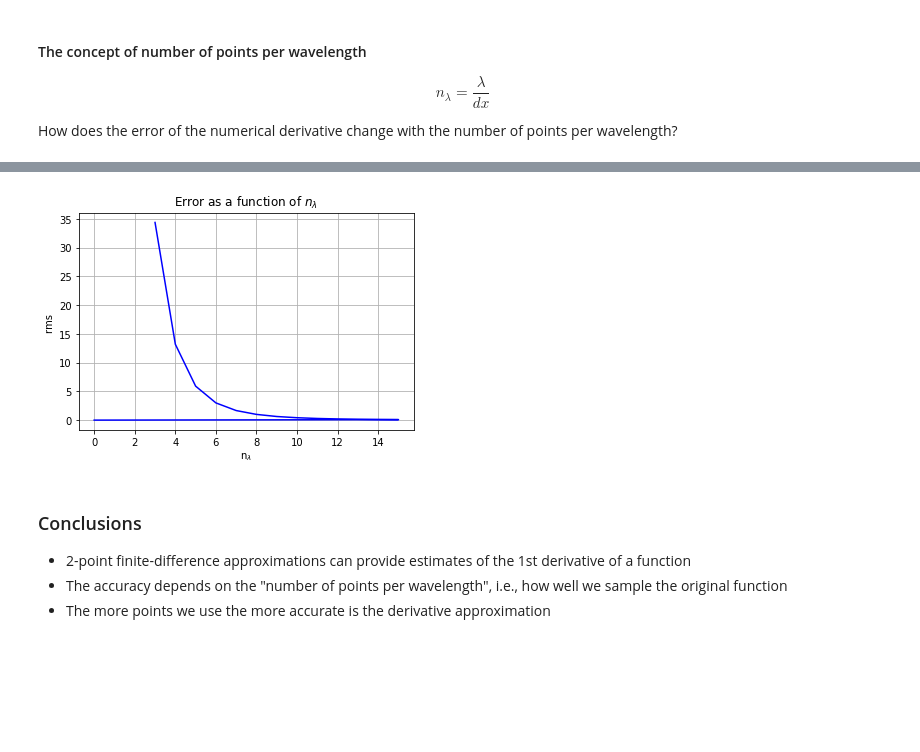
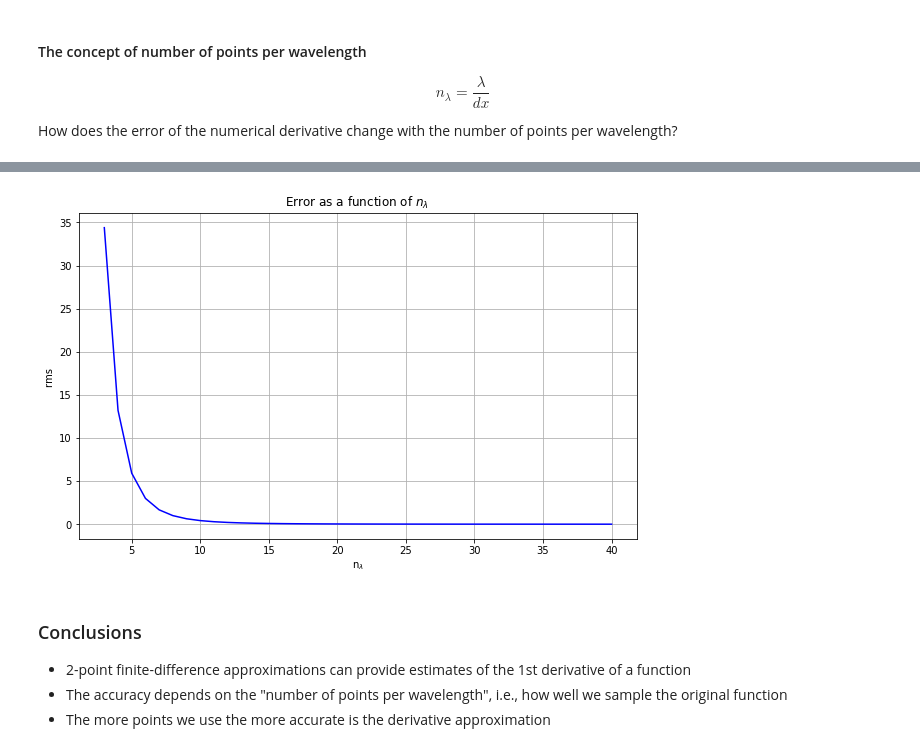
Before and after one commit to heinerigel/coursera, a Jupyter notebook: Notebooks4Coursera/W2/W2_P1.ipynb, the cells around one changed output, grey strips where cells are left out. Cells and saved outputs as stored; diff of their text form; code cells hidden in the pictures; blank space fills up the shorter version.

```diff
--- a/Notebooks4Coursera/W2/W2_P1.ipynb
+++ b/Notebooks4Coursera/W2/W2_P1.ipynb
@@ -135,7 +130,7 @@ plt.show()
 
 # Initialize vectors
 nmin=3
-nmax=16
+nmax=40
 na =  np.zeros(nmax-nmin+1)    # Vector with number of points per wavelength
 err = np.zeros(nmax-nmin+1)    # Vector with error
 
@@ -143,7 +138,7 @@ j = -1  # array index
 
 
 # Loop through finite-difference derivative calculation
-for n in range (nmin,nmax):
+for n in range (nmin,nmax+1):
 
     j = j+1   # array index
     na[j] = n
@@ -164,22 +159,20 @@ for n in range (nmin,nmax):
     ader[0]=0.
     ader[nx-1]=0.
 
-    i0 = np.int(nx/2)
     # Error (rms)
-    err[j] = (nder[i0]-ader[i0])**2/ader[i0]**2 * 100
+    err[j] = np.sum((nder-ader)**2)/np.sum((ader**2)) * 100
 # %%
-# To avoid testing (with py.test nbval ...) the plotting section
-# NBVAL_IGNORE_OUTPUT
 # ----------------------------------------------------------------
 # Plotting error as function of number of points per wavelength
+plt.figure(figsize=(10,6))
 plt.plot(na,err, ls='-', color="blue")
 plt.title('Error as a function of $n_\lambda$ ')
 plt.xlabel('n$_\lambda$')
 plt.ylabel('rms ')
 plt.grid()
 plt.show()
 # %% [output]
-[figure, old version]
+[figure, new version]
 # %% [markdown]
 ### Conclusions
 
```
Also changed, not shown: parts of 7 cells of this notebook.
